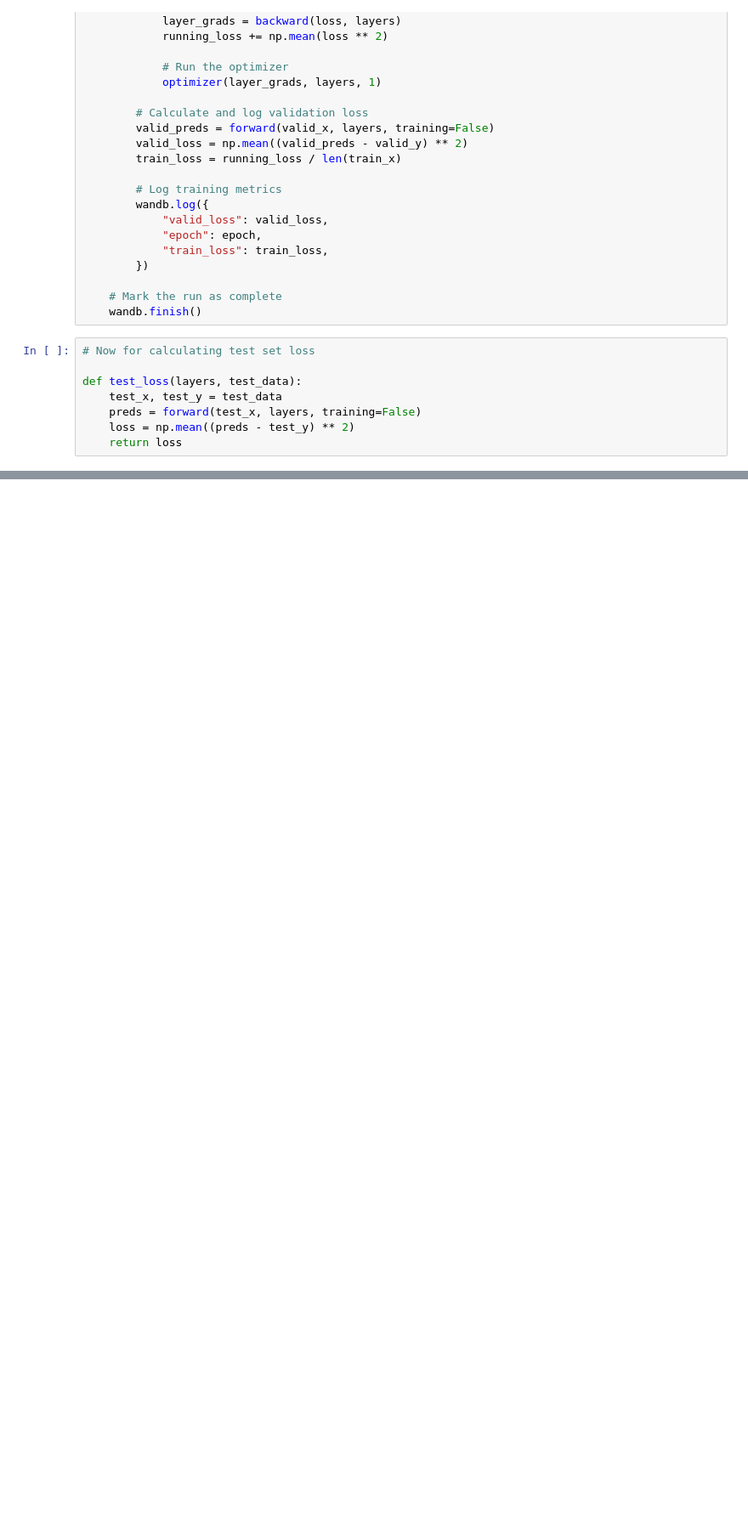
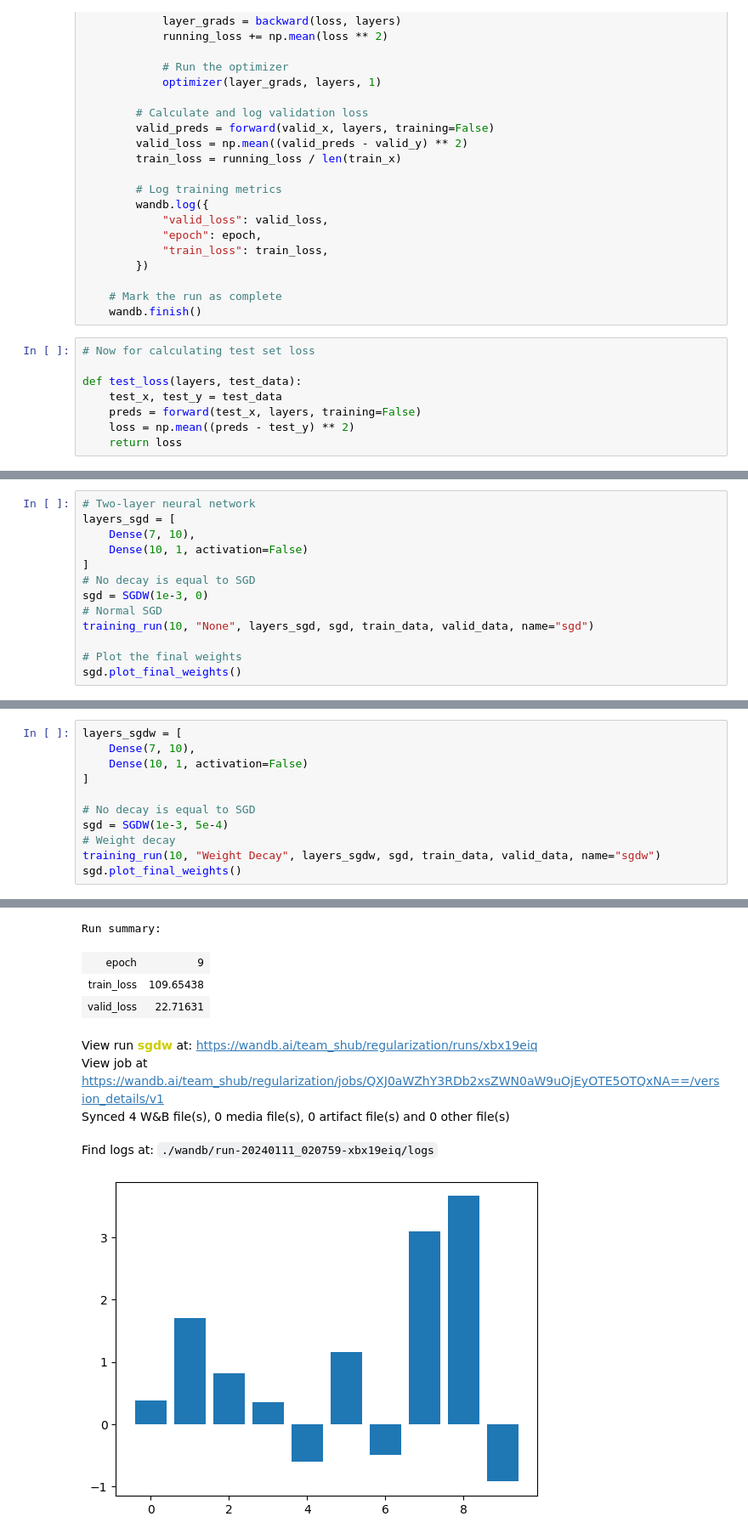
Before and after one commit to shub2022/DLS_from_scratch, a Jupyter notebook: code/Regularization.ipynb, the cells around one changed output, grey strips where cells are left out. Shown at 85% size. Drawn from its saved outputs; the diff is of its cells as text; blank space fills up the shorter version.

```diff
--- a/code/Regularization.ipynb
+++ b/code/Regularization.ipynb
@@ -168,0 +193,13 @@ def test_loss(layers, test_data):
+# %%
+# Two-layer neural network
+layers_sgd = [
+    Dense(7, 10),
+    Dense(10, 1, activation=False)
+]
+# No decay is equal to SGD
+sgd = SGDW(1e-3, 0)
+# Normal SGD
+training_run(10, "None", layers_sgd, sgd, train_data, valid_data, name="sgd")
+
+# Plot the final weights
+sgd.plot_final_weights()
@@ -168,0 +224,12 @@ def test_loss(layers, test_data):
+# %%
+layers_sgdw = [
+    Dense(7, 10),
+    Dense(10, 1, activation=False)
+]
+
+# No decay is equal to SGD
+sgd = SGDW(1e-3, 5e-4)
+# Weight decay
+training_run(10, "Weight Decay", layers_sgdw, sgd, train_data, valid_data, name="sgdw")
+sgd.plot_final_weights()
+# %% [output]
@@ -168,0 +245,9 @@ def test_loss(layers, test_data):
+Run summary:
+| epoch | 9 |
+| train_loss | 109.65438 |
+| valid_loss | 22.71631 |
+View run sgdw at: https://wandb.ai/team_shub/regularization/runs/xbx19eiq
+View job at https://wandb.ai/team_shub/regularization/jobs/QXJ0aWZhY3RDb2xsZWN0aW9uOjEyOTE5OTQxNA==/version_details/v1
+Synced 4 W&B file(s), 0 media file(s), 0 artifact file(s) and 0 other file(s)
+Find logs at: ./wandb/run-20240111_020759-xbx19eiq/logs
+[figure, added]
```
Also changed, not shown: parts of 15 cells of this notebook.
